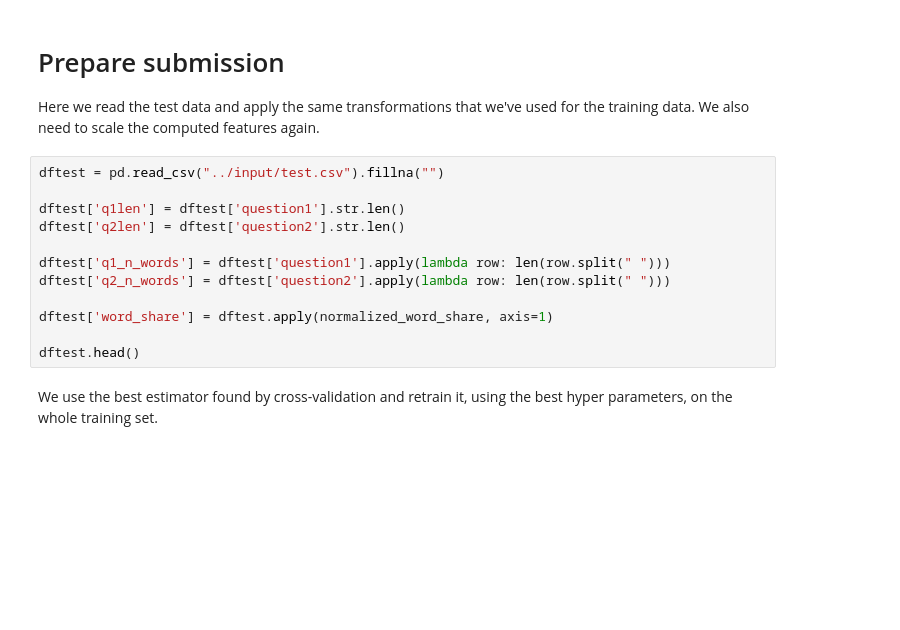
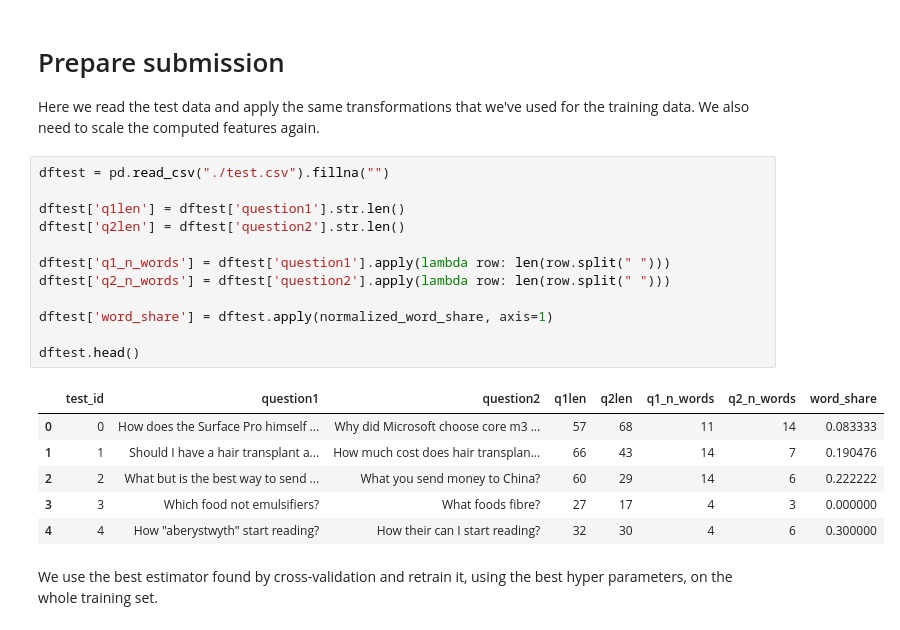
Before and after one commit to cyrmeow/quora-question-pairs, a Jupyter notebook: notebook.ipynb, the cells around one changed output. Cells and saved outputs as stored; diff of their text form; blank space fills up the shorter version.

```diff
--- a/notebook.ipynb
+++ b/notebook.ipynb
@@ -657,17 +691,24 @@ plt.ylabel('Precision')
 
 Here we read the test data and apply the same transformations that we've used for the training data. We also need to scale the computed features again.
 # %%
-dftest = pd.read_csv("../input/test.csv").fillna("")
+dftest = pd.read_csv("./test.csv").fillna("")
 
 dftest['q1len'] = dftest['question1'].str.len()
 dftest['q2len'] = dftest['question2'].str.len()
 
 dftest['q1_n_words'] = dftest['question1'].apply(lambda row: len(row.split(" ")))
 dftest['q2_n_words'] = dftest['question2'].apply(lambda row: len(row.split(" ")))
 
 dftest['word_share'] = dftest.apply(normalized_word_share, axis=1)
 
 dftest.head()
+# %% [output]
+|  | test_id | question1 | question2 | q1len | q2len | q1_n_words | q2_n_words | word_share |
+| 0 | 0 | How does the Surface Pro himself ... | Why did Microsoft choose core m3 ... | 57 | 68 | 11 | 14 | 0.083333 |
+| 1 | 1 | Should I have a hair transplant a... | How much cost does hair transplan... | 66 | 43 | 14 | 7 | 0.190476 |
+| 2 | 2 | What but is the best way to send ... | What you send money to China? | 60 | 29 | 14 | 6 | 0.222222 |
+| 3 | 3 | Which food not emulsifiers? | What foods fibre? | 27 | 17 | 4 | 3 | 0.000000 |
+| 4 | 4 | How "aberystwyth" start reading? | How their can I start reading? | 32 | 30 | 4 | 6 | 0.300000 |
 # %% [markdown]
 We use the best estimator found by cross-validation and retrain it, using the best hyper parameters, on the whole training set.
 # %%
```
Also changed, not shown: parts of 9 cells of this notebook, 1 other file.
